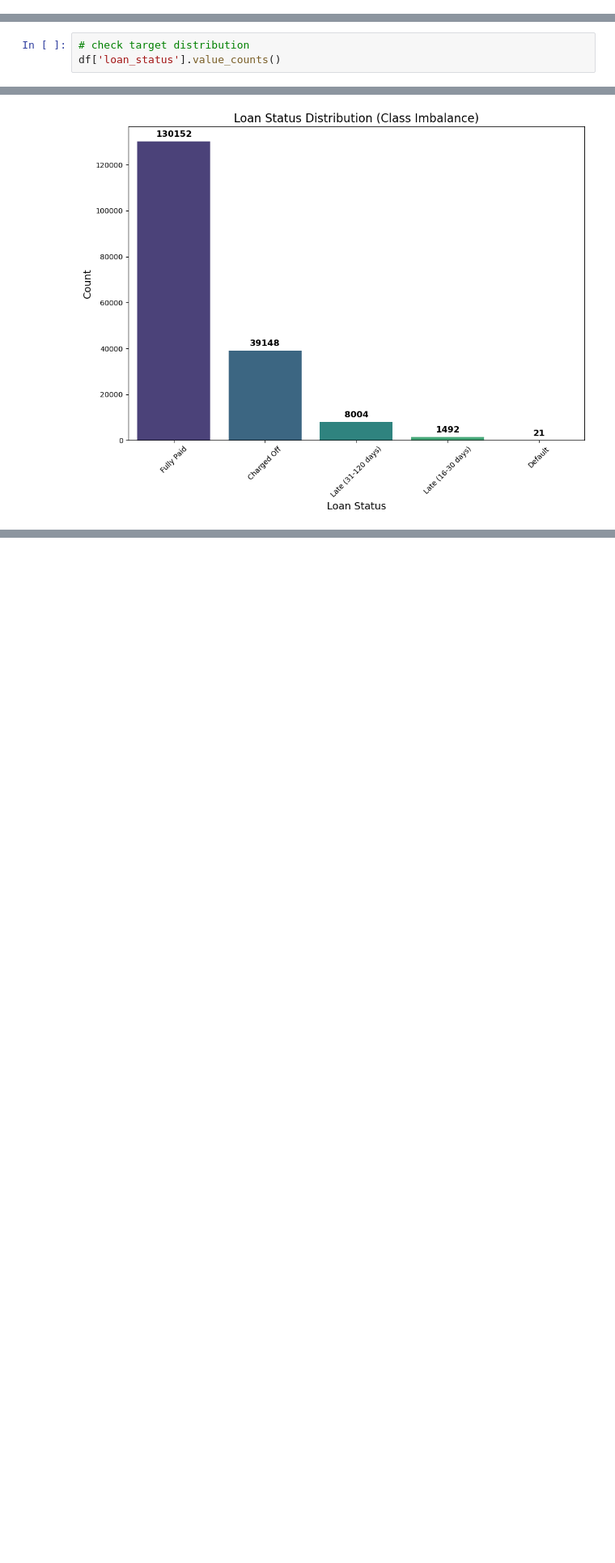
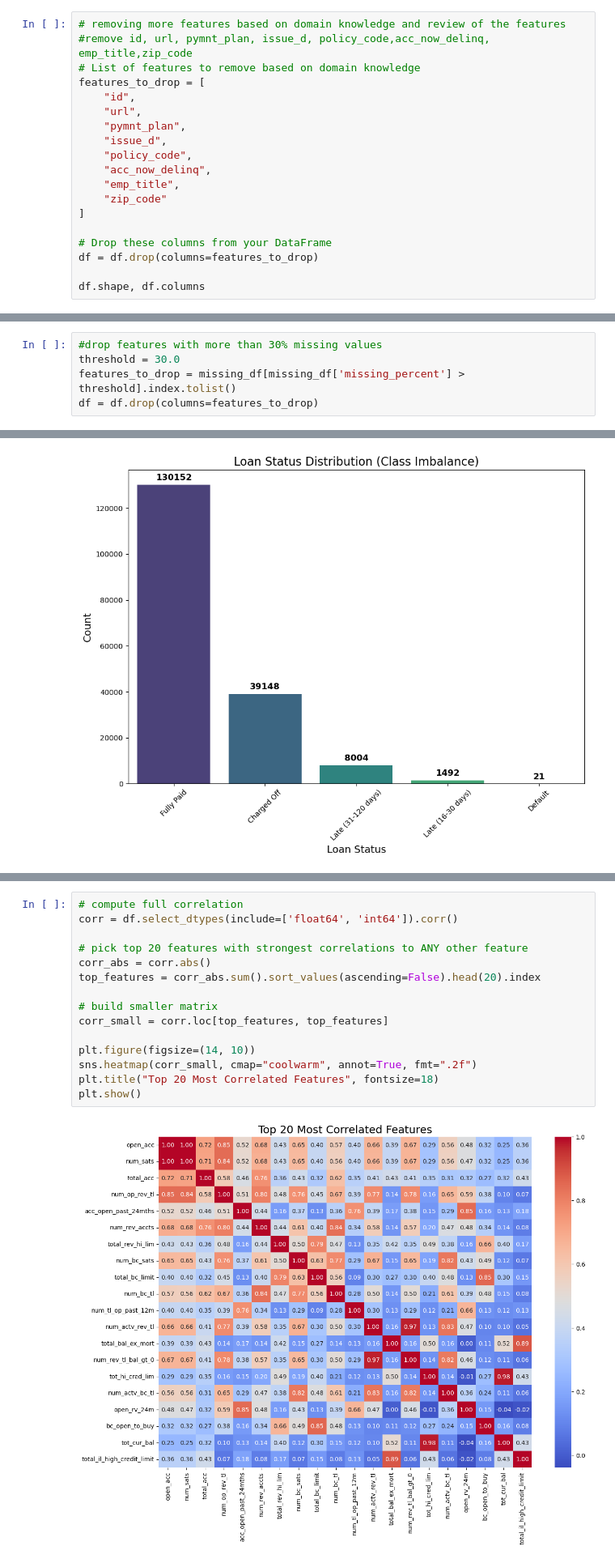
Before and after one commit to nfrank6-depaul/credit-decisioning, a Jupyter notebook: notebooks/eda.ipynb, the cells around one changed output, grey strips where cells are left out. Shown at 81% size. Cells and saved outputs as stored; diff of their text form; blank space fills up the shorter version.

```diff
--- a/notebooks/eda.ipynb
+++ b/notebooks/eda.ipynb
@@ -79,0 +154,19 @@ missing_df
+# %%
+# removing more features based on domain knowledge and review of the features
+#remove id, url, pymnt_plan, issue_d, policy_code,acc_now_delinq, emp_title,zip_code
+# List of features to remove based on domain knowledge
+features_to_drop = [
+    "id",
+    "url",
+    "pymnt_plan",
+    "issue_d",
+    "policy_code",
+    "acc_now_delinq",
+    "emp_title",
+    "zip_code"
+]
+
+# Drop these columns from your DataFrame
+df = df.drop(columns=features_to_drop)
+
+df.shape, df.columns
@@ -80,3 +243,5 @@ missing_df
 # %%
-# check target distribution
-df['loan_status'].value_counts()
+#drop features with more than 30% missing values
+threshold = 30.0
+features_to_drop = missing_df[missing_df['missing_percent'] > threshold].index.tolist()
+df = df.drop(columns=features_to_drop)
@@ -134,0 +335,17 @@ print(df.columns.tolist())
+# %%
+# compute full correlation
+corr = df.select_dtypes(include=['float64', 'int64']).corr()
+
+# pick top 20 features with strongest correlations to ANY other feature
+corr_abs = corr.abs()
+top_features = corr_abs.sum().sort_values(ascending=False).head(20).index
+
+# build smaller matrix
+corr_small = corr.loc[top_features, top_features]
+
+plt.figure(figsize=(14, 10))
+sns.heatmap(corr_small, cmap="coolwarm", annot=True, fmt=".2f")
+plt.title("Top 20 Most Correlated Features", fontsize=18)
+plt.show()
+# %% [output]
+[figure, added]
```
Also changed, not shown: parts of 21 cells of this notebook, 2 other files.
